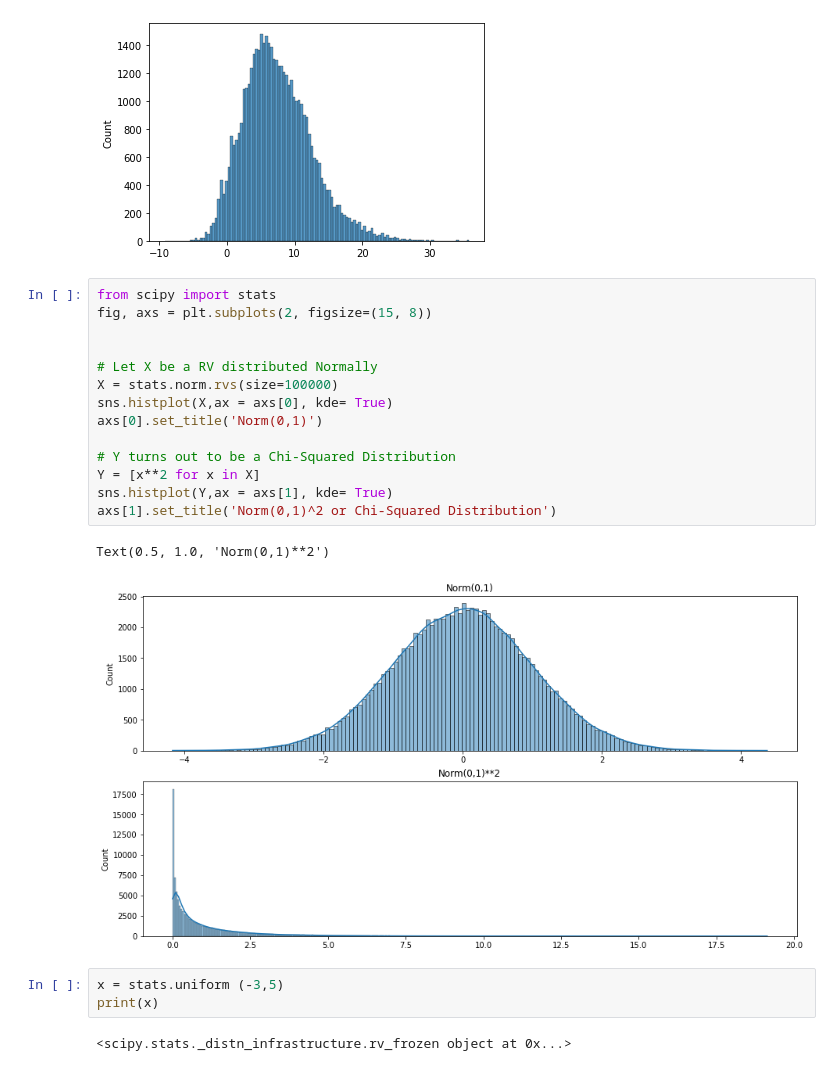
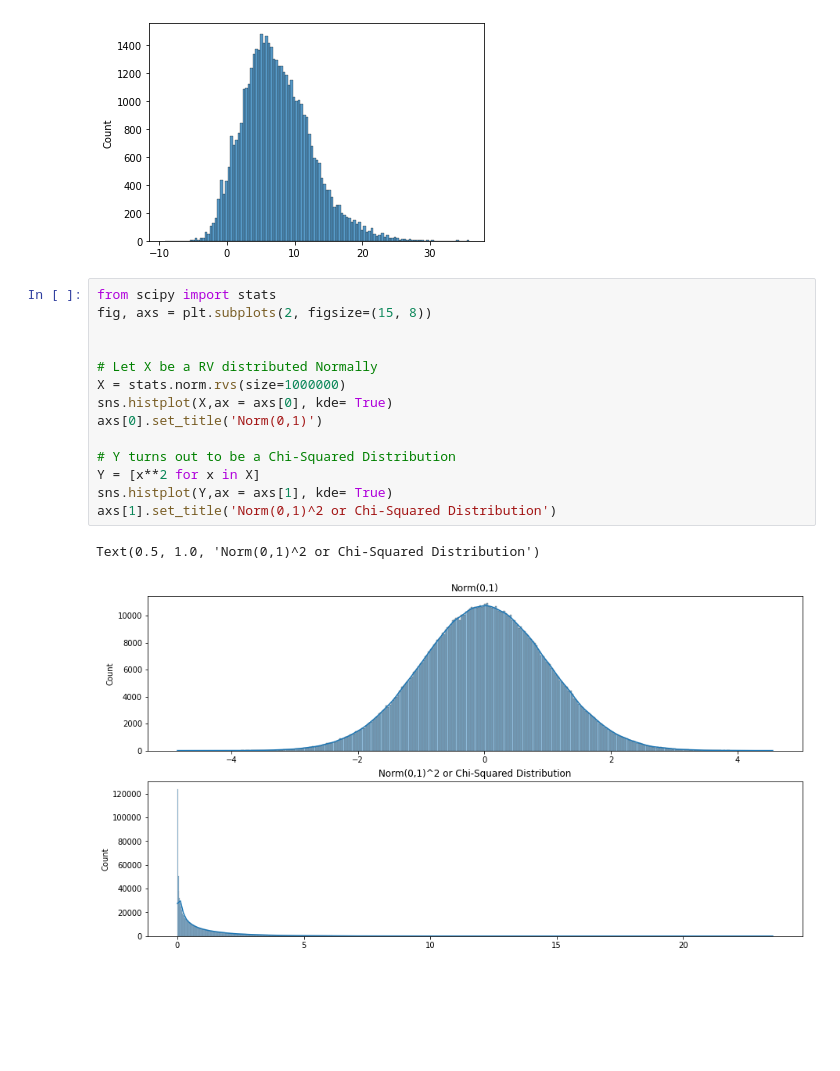
Before and after one commit to p4arth/Statistics, a Jupyter notebook: FunctionsOfRv's.ipynb, the cells around one changed output. Drawn from its saved outputs; the diff is of its cells as text; blank space fills up the shorter version.

```diff
--- a/FunctionsOfRv's.ipynb
+++ b/FunctionsOfRv's.ipynb
@@ -42,22 +42,17 @@ sns.histplot(Y)
 # %%
 from scipy import stats
 fig, axs = plt.subplots(2, figsize=(15, 8))
 
 
 # Let X be a RV distributed Normally
-X = stats.norm.rvs(size=100000)
+X = stats.norm.rvs(size=1000000)
 sns.histplot(X,ax = axs[0], kde= True)
 axs[0].set_title('Norm(0,1)')
 
 # Y turns out to be a Chi-Squared Distribution
 Y = [x**2 for x in X]
 sns.histplot(Y,ax = axs[1], kde= True)
 axs[1].set_title('Norm(0,1)^2 or Chi-Squared Distribution')
 # %% [output]
-Text(0.5, 1.0, 'Norm(0,1)**2')
+Text(0.5, 1.0, 'Norm(0,1)^2 or Chi-Squared Distribution')
-[figure, old version]
+[figure, new version]
-# %%
-x = stats.uniform (-3,5)
-print(x)
-# %% [output]
-<scipy.stats._distn_infrastructure.rv_frozen object at 0x...>
```
Also changed, not shown: parts of 3 cells of this notebook.
